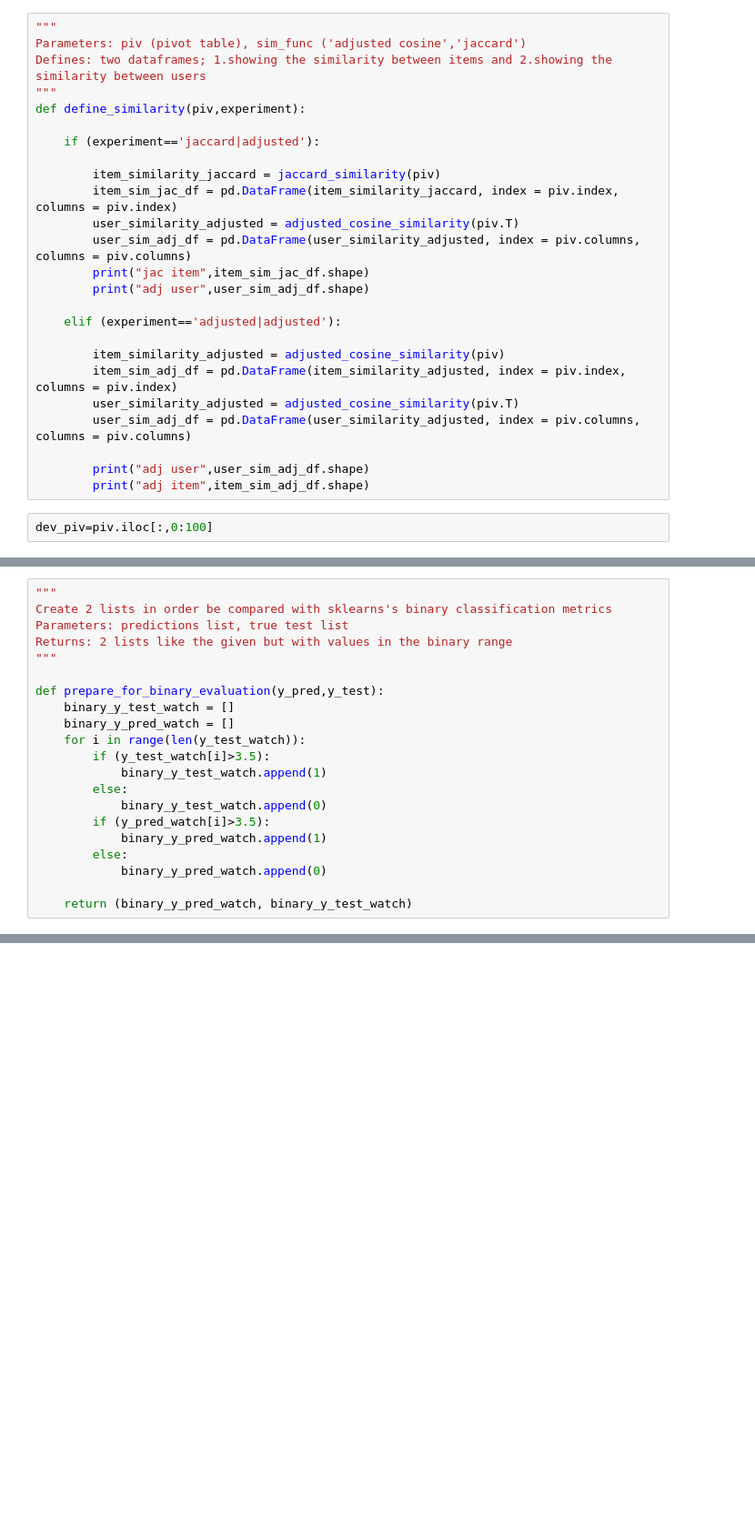
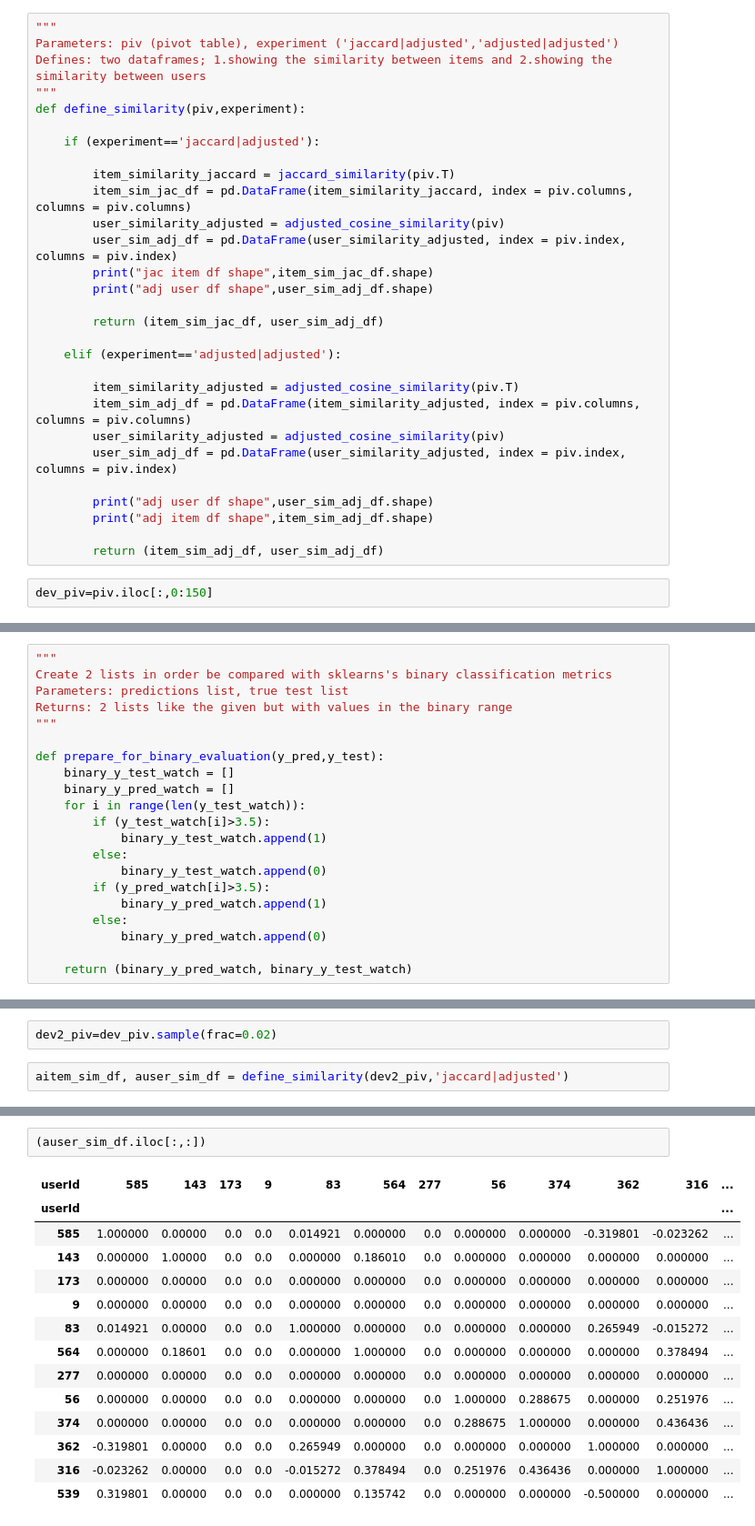
Before and after one commit to GeorgiaKp/MovieRecommender, a Jupyter notebook: MovieRecommender.ipynb, the cells around one changed output, grey strips where cells are left out. Shown: that part at 91% size. Drawn from its saved outputs; the diff is of its cells as text; blank space fills up the shorter version.

```diff
--- a/MovieRecommender.ipynb
+++ b/MovieRecommender.ipynb
@@ -607,30 +505,34 @@ def jaccard_similarity(piv):
 # %%
 """
-Parameters: piv (pivot table), sim_func ('adjusted cosine','jaccard')
+Parameters: piv (pivot table), experiment ('jaccard|adjusted','adjusted|adjusted')
 Defines: two dataframes; 1.showing the similarity between items and 2.showing the similarity between users
 """
 def define_similarity(piv,experiment):
 
     if (experiment=='jaccard|adjusted'):
 
-        item_similarity_jaccard = jaccard_similarity(piv)
-        item_sim_jac_df = pd.DataFrame(item_similarity_jaccard, index = piv.index, columns = piv.index)
-        user_similarity_adjusted = adjusted_cosine_similarity(piv.T)
-        user_sim_adj_df = pd.DataFrame(user_similarity_adjusted, index = piv.columns, columns = piv.columns)
-        print("jac item",item_sim_jac_df.shape)
-        print("adj user",user_sim_adj_df.shape)
+        item_similarity_jaccard = jaccard_similarity(piv.T)
+        item_sim_jac_df = pd.DataFrame(item_similarity_jaccard, index = piv.columns, columns = piv.columns)
+        user_similarity_adjusted = adjusted_cosine_similarity(piv)
+        user_sim_adj_df = pd.DataFrame(user_similarity_adjusted, index = piv.index, columns = piv.index)
+        print("jac item df shape",item_sim_jac_df.shape)
+        print("adj user df shape",user_sim_adj_df.shape)
+
+        return (item_sim_jac_df, user_sim_adj_df)
 
     elif (experiment=='adjusted|adjusted'):
 
-        item_similarity_adjusted = adjusted_cosine_similarity(piv)
-        item_sim_adj_df = pd.DataFrame(item_similarity_adjusted, index = piv.index, columns = piv.index)
-        user_similarity_adjusted = adjusted_cosine_similarity(piv.T)
-        user_sim_adj_df = pd.DataFrame(user_similarity_adjusted, index = piv.columns, columns = piv.columns)
+        item_similarity_adjusted = adjusted_cosine_similarity(piv.T)
+        item_sim_adj_df = pd.DataFrame(item_similarity_adjusted, index = piv.columns, columns = piv.columns)
+        user_similarity_adjusted = adjusted_cosine_similarity(piv)
+        user_sim_adj_df = pd.DataFrame(user_similarity_adjusted, index = piv.index, columns = piv.index)
 
-        print("adj user",user_sim_adj_df.shape)
-        print("adj item",item_sim_adj_df.shape)
+        print("adj user df shape",user_sim_adj_df.shape)
+        print("adj item df shape",item_sim_adj_df.shape)
+
+        return (item_sim_adj_df, user_sim_adj_df)
 # %%
-dev_piv=piv.iloc[:,0:100]
+dev_piv=piv.iloc[:,0:150]
 # %%
 """
 Parameters: movie list, user list
@@ -794,0 +690,4 @@ print(mean_absolute_error(y_test_watch, zero_pred))
+# %%
+dev2_piv=dev_piv.sample(frac=0.02)
+# %%
+aitem_sim_df, auser_sim_df = define_similarity(dev2_piv,'jaccard|adjusted')
@@ -794,0 +710,17 @@ print(mean_absolute_error(y_test_watch, zero_pred))
+# %%
+(auser_sim_df.iloc[:,:])
+# %% [output]
+| userId | 585 | 143 | 173 | 9 | 83 | 564 | 277 | 56 | 374 | 362 | 316 | ... |
+| userId |  |  |  |  |  |  |  |  |  |  |  | ... |
+| 585 | 1.000000 | 0.00000 | 0.0 | 0.0 | 0.014921 | 0.000000 | 0.0 | 0.000000 | 0.000000 | -0.319801 | -0.023262 | ... |
+| 143 | 0.000000 | 1.00000 | 0.0 | 0.0 | 0.000000 | 0.186010 | 0.0 | 0.000000 | 0.000000 | 0.000000 | 0.000000 | ... |
+| 173 | 0.000000 | 0.00000 | 0.0 | 0.0 | 0.000000 | 0.000000 | 0.0 | 0.000000 | 0.000000 | 0.000000 | 0.000000 | ... |
+| 9 | 0.000000 | 0.00000 | 0.0 | 0.0 | 0.000000 | 0.000000 | 0.0 | 0.000000 | 0.000000 | 0.000000 | 0.000000 | ... |
+| 83 | 0.014921 | 0.00000 | 0.0 | 0.0 | 1.000000 | 0.000000 | 0.0 | 0.000000 | 0.000000 | 0.265949 | -0.015272 | ... |
+| 564 | 0.000000 | 0.18601 | 0.0 | 0.0 | 0.000000 | 1.000000 | 0.0 | 0.000000 | 0.000000 | 0.000000 | 0.378494 | ... |
+| 277 | 0.000000 | 0.00000 | 0.0 | 0.0 | 0.000000 | 0.000000 | 0.0 | 0.000000 | 0.000000 | 0.000000 | 0.000000 | ... |
+| 56 | 0.000000 | 0.00000 | 0.0 | 0.0 | 0.000000 | 0.000000 | 0.0 | 1.000000 | 0.288675 | 0.000000 | 0.251976 | ... |
+| 374 | 0.000000 | 0.00000 | 0.0 | 0.0 | 0.000000 | 0.000000 | 0.0 | 0.288675 | 1.000000 | 0.000000 | 0.436436 | ... |
+| 362 | -0.319801 | 0.00000 | 0.0 | 0.0 | 0.265949 | 0.000000 | 0.0 | 0.000000 | 0.000000 | 1.000000 | 0.000000 | ... |
+| 316 | -0.023262 | 0.00000 | 0.0 | 0.0 | -0.015272 | 0.378494 | 0.0 | 0.251976 | 0.436436 | 0.000000 | 1.000000 | ... |
+| 539 | 0.319801 | 0.00000 | 0.0 | 0.0 | 0.000000 | 0.135742 | 0.0 | 0.000000 | 0.000000 | -0.500000 | 0.000000 | ... |
```
Also changed, not shown: parts of 57 cells of this notebook.
